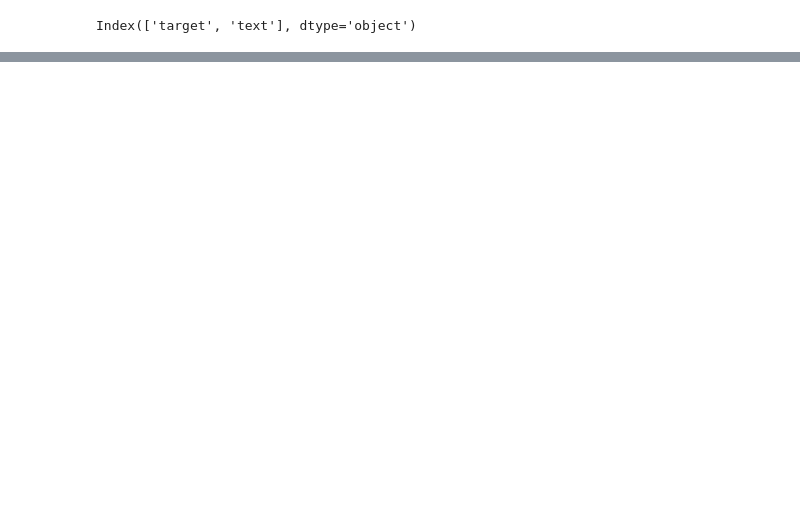
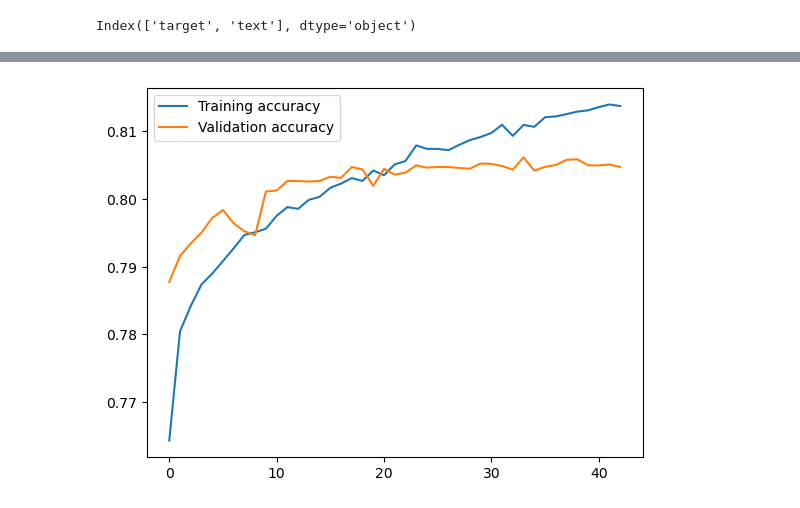
Before and after one commit to lattiric/ML_NN_Proj_02, a Jupyter notebook: transfer_learn.ipynb, the cells around one changed output, grey strips where cells are left out. Saved outputs shown, nothing was run; the diff lists cells and outputs as text; code cells hidden in the pictures; blank space fills up the shorter version.

```diff
--- a/transfer_learn.ipynb
+++ b/transfer_learn.ipynb
@@ -24,0 +27,2 @@ Index(['target', 'text'], dtype='object')
+# %%
+res = convert_tweets_to_bert_embedding(raw_tweet_data['text'].to_numpy())
@@ -24,0 +58,11 @@ Index(['target', 'text'], dtype='object')
+# %%
+from sklearn.model_selection import train_test_split
+# raw_tweet_data.target.to_
+x_train, x_test, y_train, y_test = train_test_split(res,raw_tweet_data['target'].to_numpy(),test_size=0.3)
+
+print(f"""
+x_train: {x_train.shape},
+y_train: {y_train.shape},
+x_test: {x_test.shape},
+y_test: {y_test.shape}
+""")
@@ -24,0 +82,3 @@ Index(['target', 'text'], dtype='object')
+# %%
+
+hist = mdl.fit(x_train,y_train,validation_data=(x_test,y_test),epochs=100,callbacks=[tf.keras.callbacks.EarlyStopping(monitor='val_loss',patience=15,min_delta=0.001)])
@@ -24,0 +105,4 @@ Index(['target', 'text'], dtype='object')
+# %%
+plot_history(hist.history,metric='accuracy')
+# %% [output]
+[figure, added]
```
Also changed, not shown: parts of 18 cells of this notebook, 1 other file.
